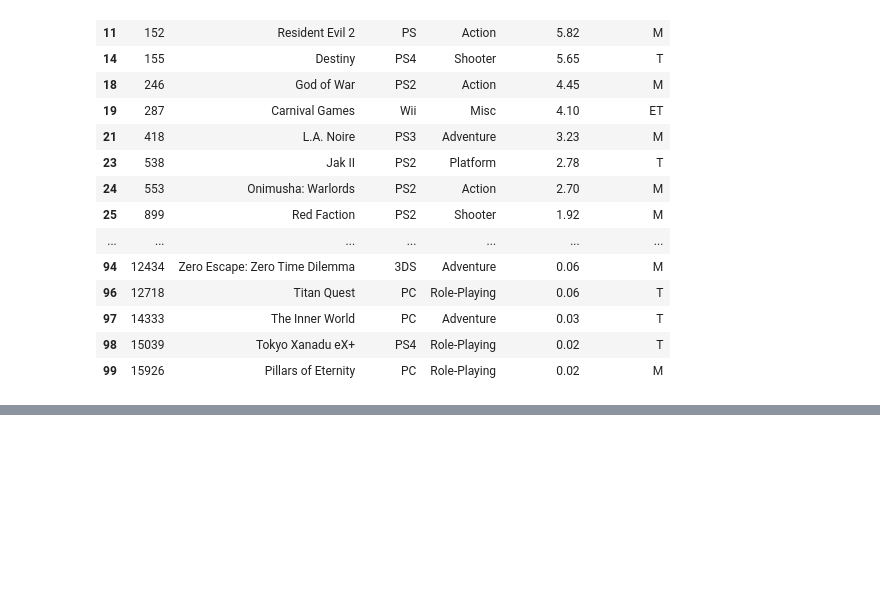
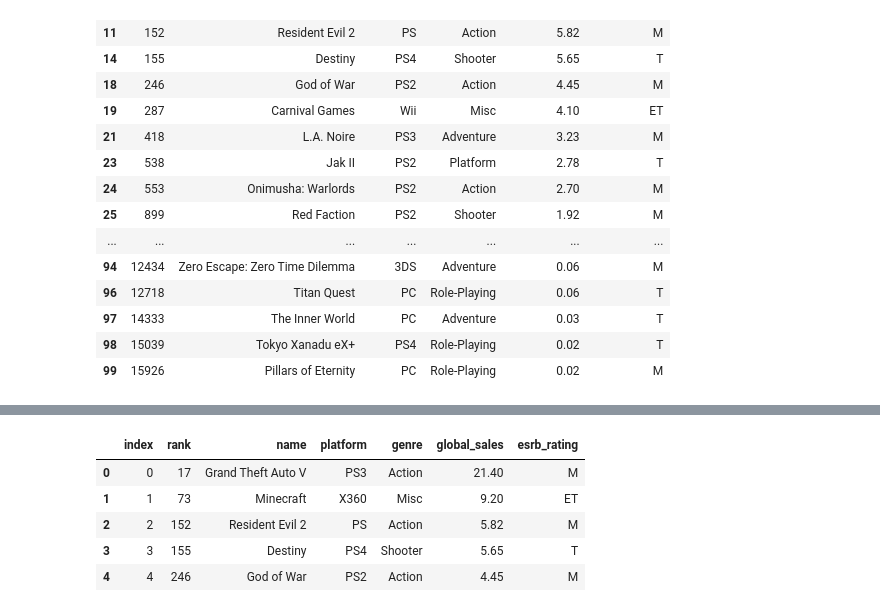
Before and after one commit to atvarvel/ETL_project_group_b, a Jupyter notebook: Data_Cleaning.ipynb, the cells around one changed output, grey strips where cells are left out. Saved outputs shown, nothing was run; the diff lists cells and outputs as text; code cells hidden in the pictures; blank space fills up the shorter version.

```diff
--- a/Data_Cleaning.ipynb
+++ b/Data_Cleaning.ipynb
@@ -144,0 +187,3 @@ merge_df
+# %%
+rds_connection_string = "postgres:postgres@localhost:5432/videogame_db"
+engine = create_engine(f'postgresql://{rds_connection_string}')
@@ -144,0 +197,9 @@ merge_df
+# %%
+pd.read_sql_query('select * from sales', con=engine).head()
+# %% [output]
+|  | index | rank | name | platform | genre | global_sales | esrb_rating |
+| 0 | 0 | 17 | Grand Theft Auto V | PS3 | Action | 21.40 | M |
+| 1 | 1 | 73 | Minecraft | X360 | Misc | 9.20 | ET |
+| 2 | 2 | 152 | Resident Evil 2 | PS | Action | 5.82 | M |
+| 3 | 3 | 155 | Destiny | PS4 | Shooter | 5.65 | T |
+| 4 | 4 | 246 | God of War | PS2 | Action | 4.45 | M |
```
Also changed, not shown: parts of 3 cells of this notebook, 1 other file.
